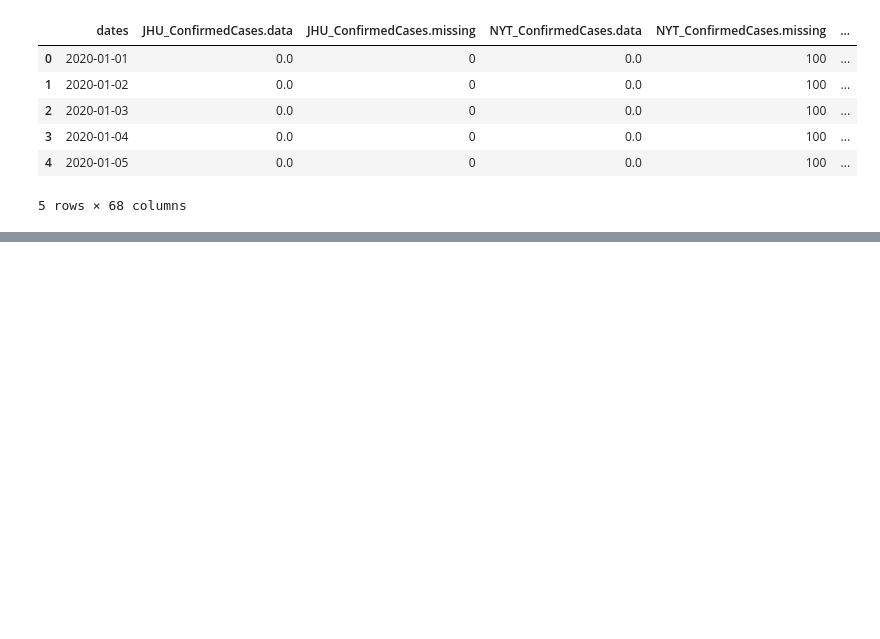
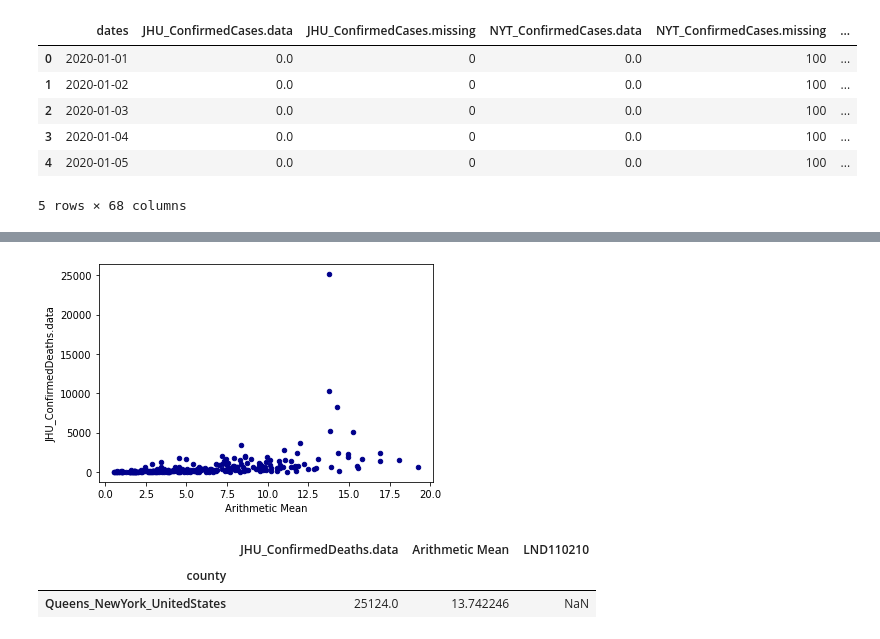
Before and after one commit to richstrouss/capstone, a Jupyter notebook: data/covid/covid_data_analysis.ipynb, the cells around one changed output, grey strips where cells are left out. Cells and saved outputs as stored; diff of their text form; code cells hidden in the pictures; blank space fills up the shorter version.

```diff
--- a/data/covid/covid_data_analysis.ipynb
+++ b/data/covid/covid_data_analysis.ipynb
@@ -206,4 +305,4 @@ sdf_no2.head()
 | 4 | 2020-01-05 | 0.0 | 0 | 0.0 | 100 | ... |
 5 rows × 68 columns
 # %%
-load_sdf_no2()
+sdf = load_sdf_no2()
@@ -226,0 +321,16 @@ load_sdf_no2()
+# %%
+sdf['density'] = sdf['latestTotalPopulation']/sdf['LND110210']
+
+deaths_to_no2 = sdf.groupby(by='county').agg({'JHU_ConfirmedDeaths.data': 'max', 'Arithmetic Mean': 'mean', 'density': 'max'})
+# %%
+ ax1 = deaths_to_no2.plot.scatter(y='JHU_ConfirmedDeaths.data',
+                       x='Arithmetic Mean',
+                       c='DarkBlue')
+# %% [output]
+[figure, added]
+# %%
+deaths_to_no2[deaths_to_no2['JHU_ConfirmedDeaths.data'] > 20000]
+# %% [output]
+|  | JHU_ConfirmedDeaths.data | Arithmetic Mean | LND110210 |
+| county |  |  |  |
+| Queens_NewYork_UnitedStates | 25124.0 | 13.742246 | NaN |
```
Also changed, not shown: parts of 18 cells of this notebook, 1 other file.
